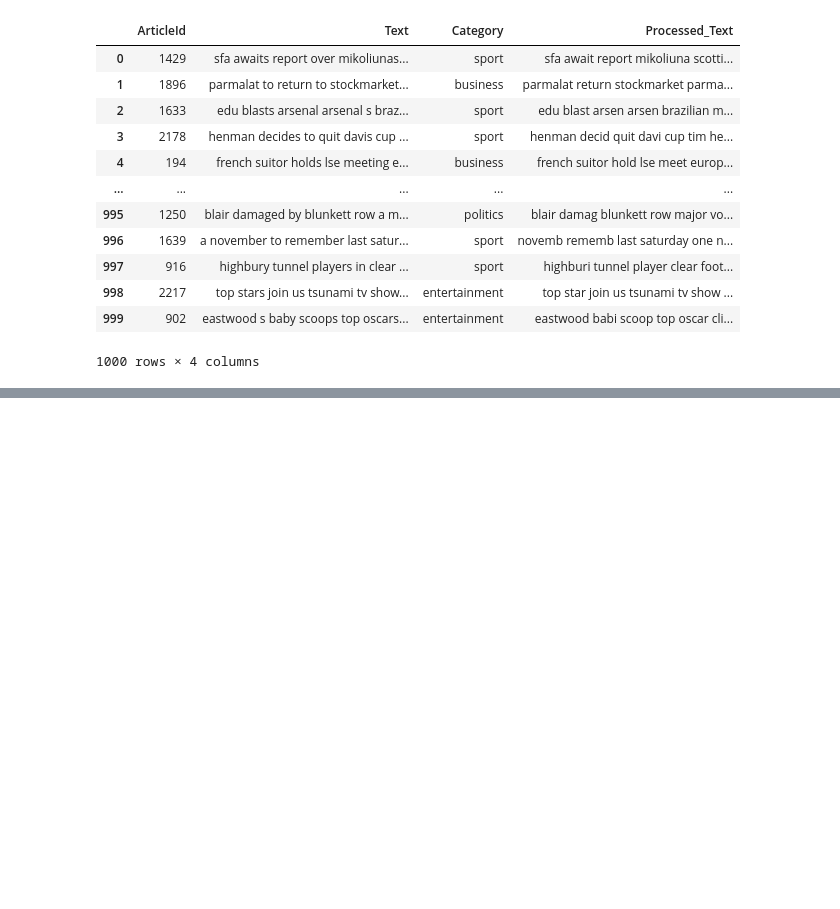
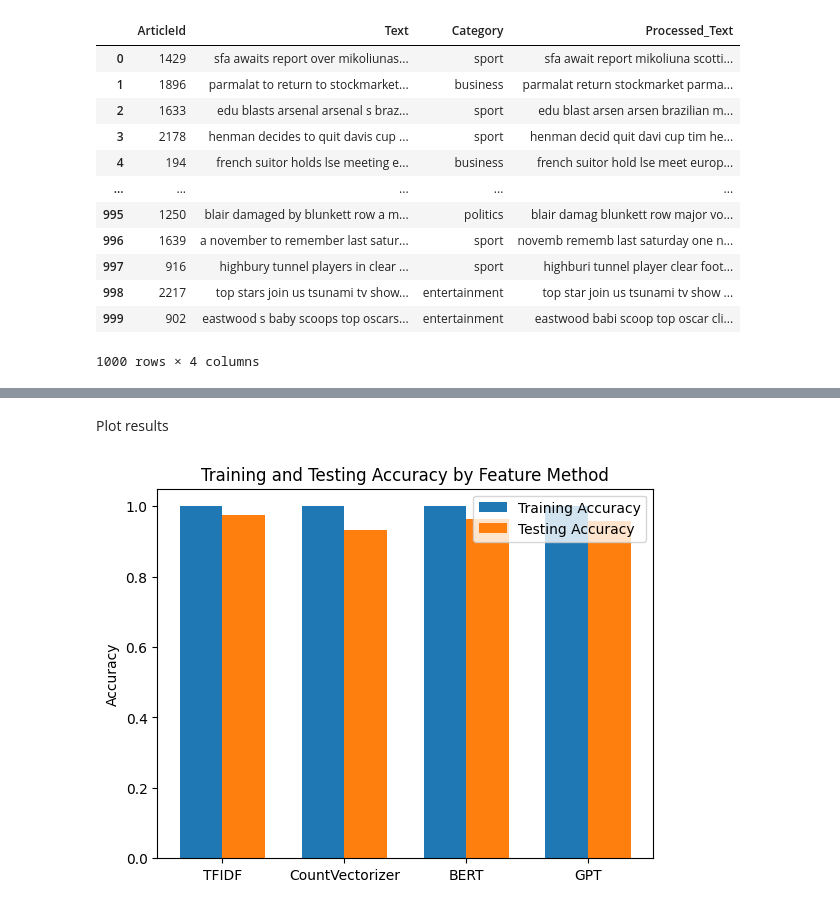
Before and after one commit to nsano1/CSE572HW2, a Jupyter notebook: code.ipynb, the cells around one changed output, grey strips where cells are left out. Cells and saved outputs as stored; diff of their text form; code cells hidden in the pictures; blank space fills up the shorter version.

```diff
--- a/code.ipynb
+++ b/code.ipynb
@@ -201,0 +367,2 @@ for lr in [0.0001, 0.0003, 0.001, 0.003, 0.01, 0.03, 0.1]:  # Test different lea
+# %% [markdown]
+Plot results
@@ -201,0 +371,25 @@ for lr in [0.0001, 0.0003, 0.001, 0.003, 0.01, 0.03, 0.1]:  # Test different lea
+# %%
+import matplotlib.pyplot as plt
+
+# Prepare data for plotting
+methods = results_df["Feature Method"]
+training_accuracies = results_df["Training Accuracy Mean"]
+validation_accuracies = results_df["Validation Accuracy Mean"]
+
+# Plotting
+x = np.arange(len(methods))
+width = 0.35  # Bar width
+
+fig, ax = plt.subplots()
+rects1 = ax.bar(x - width/2, training_accuracies, width, label='Training Accuracy')
+rects2 = ax.bar(x + width/2, validation_accuracies, width, label='Testing Accuracy')
+
+ax.set_ylabel('Accuracy')
+ax.set_title('Training and Testing Accuracy by Feature Method')
+ax.set_xticks(x)
+ax.set_xticklabels(methods)
+ax.legend()
+
+plt.show()
+# %% [output]
+[figure, added]
```
Also changed, not shown: parts of 17 cells of this notebook.
